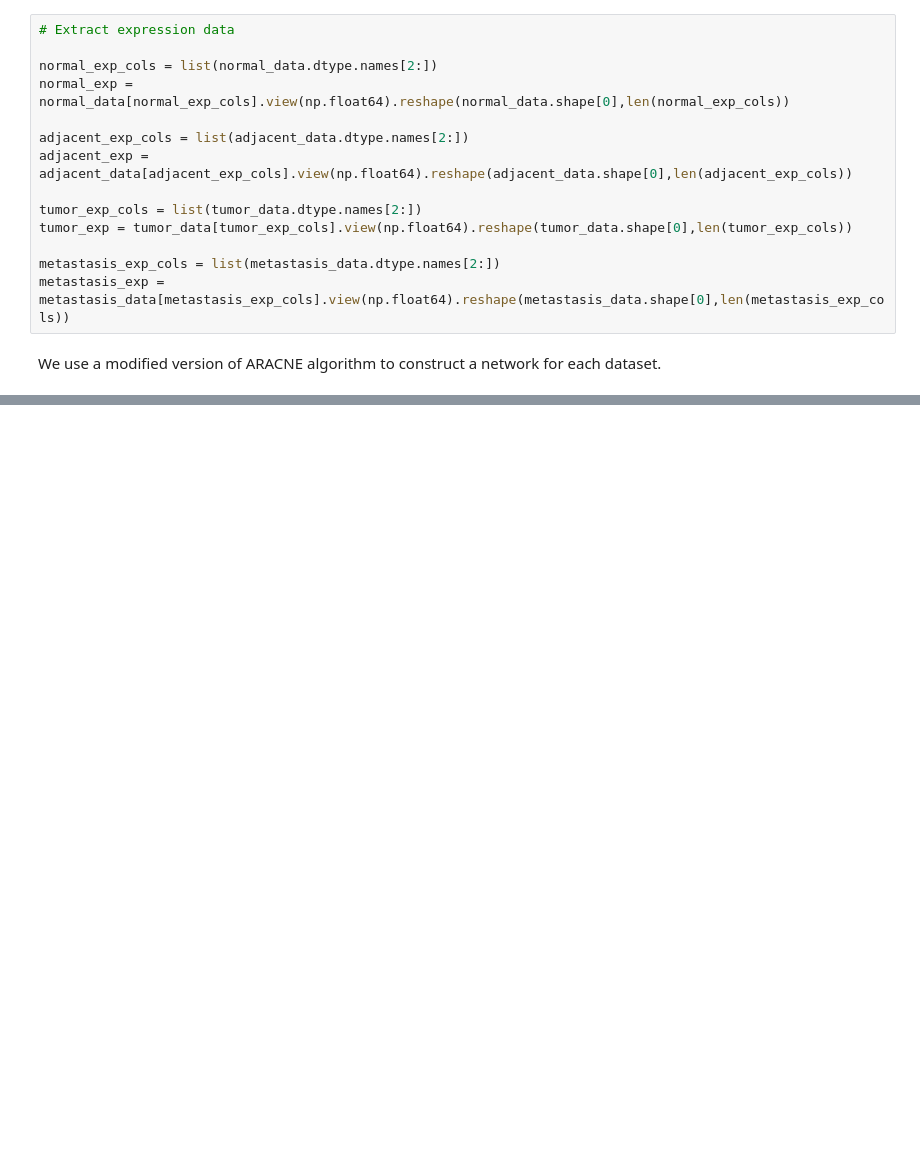
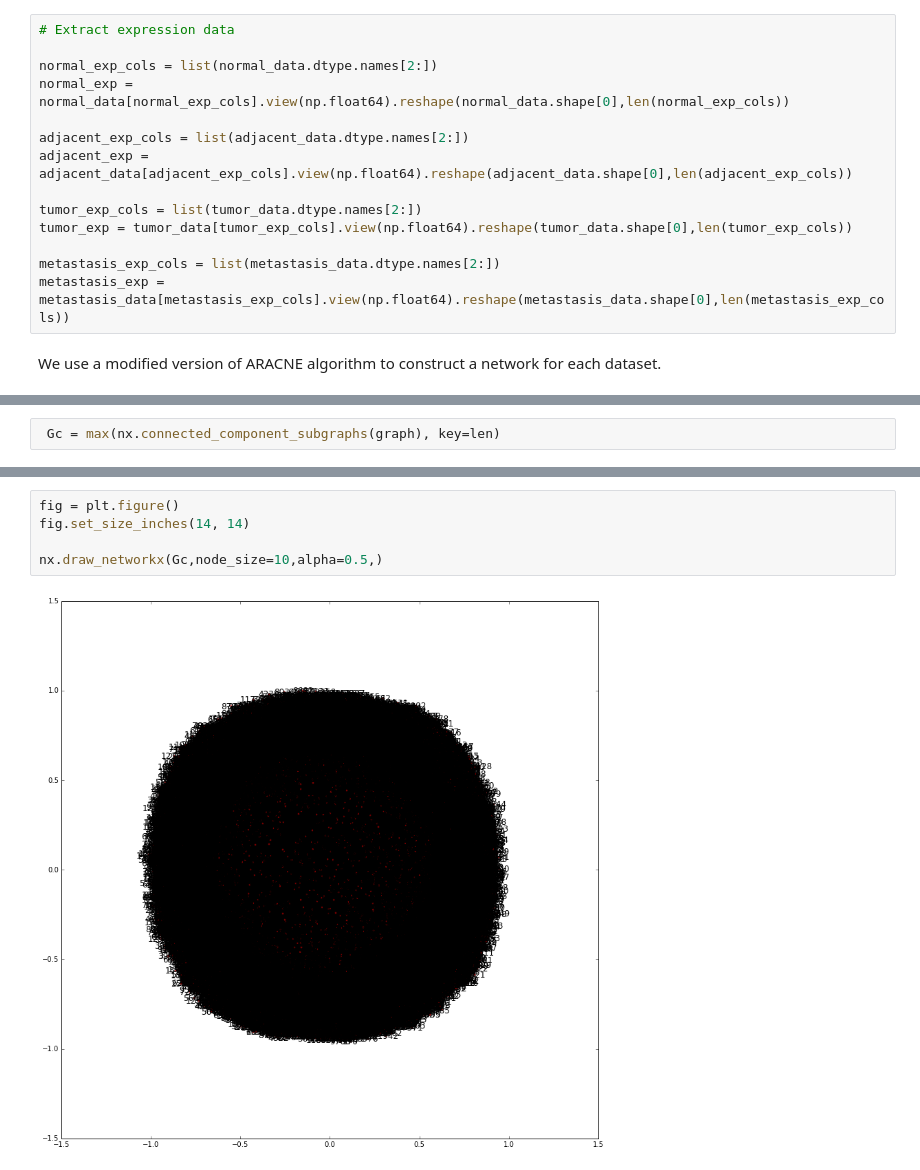
Before and after one commit to milani/cancer, a Jupyter notebook: gene_exp_networks.ipynb, the cells around one changed output, grey strips where cells are left out. Saved outputs shown, nothing was run; the diff lists cells and outputs as text; blank space fills up the shorter version.

Commit message:
Make gene network!

```diff
--- a/gene_exp_networks.ipynb
+++ b/gene_exp_networks.ipynb
@@ -33,0 +57,2 @@ We use a modified version of ARACNE algorithm to construct a network for each da
+# %%
+ Gc = max(nx.connected_component_subgraphs(graph), key=len)
@@ -33,0 +67,7 @@ We use a modified version of ARACNE algorithm to construct a network for each da
+# %%
+fig = plt.figure()
+fig.set_size_inches(14, 14)
+
+nx.draw_networkx(Gc,node_size=10,alpha=0.5,)
+# %% [output]
+[figure, added]
```
Also changed, not shown: parts of 8 cells of this notebook.
